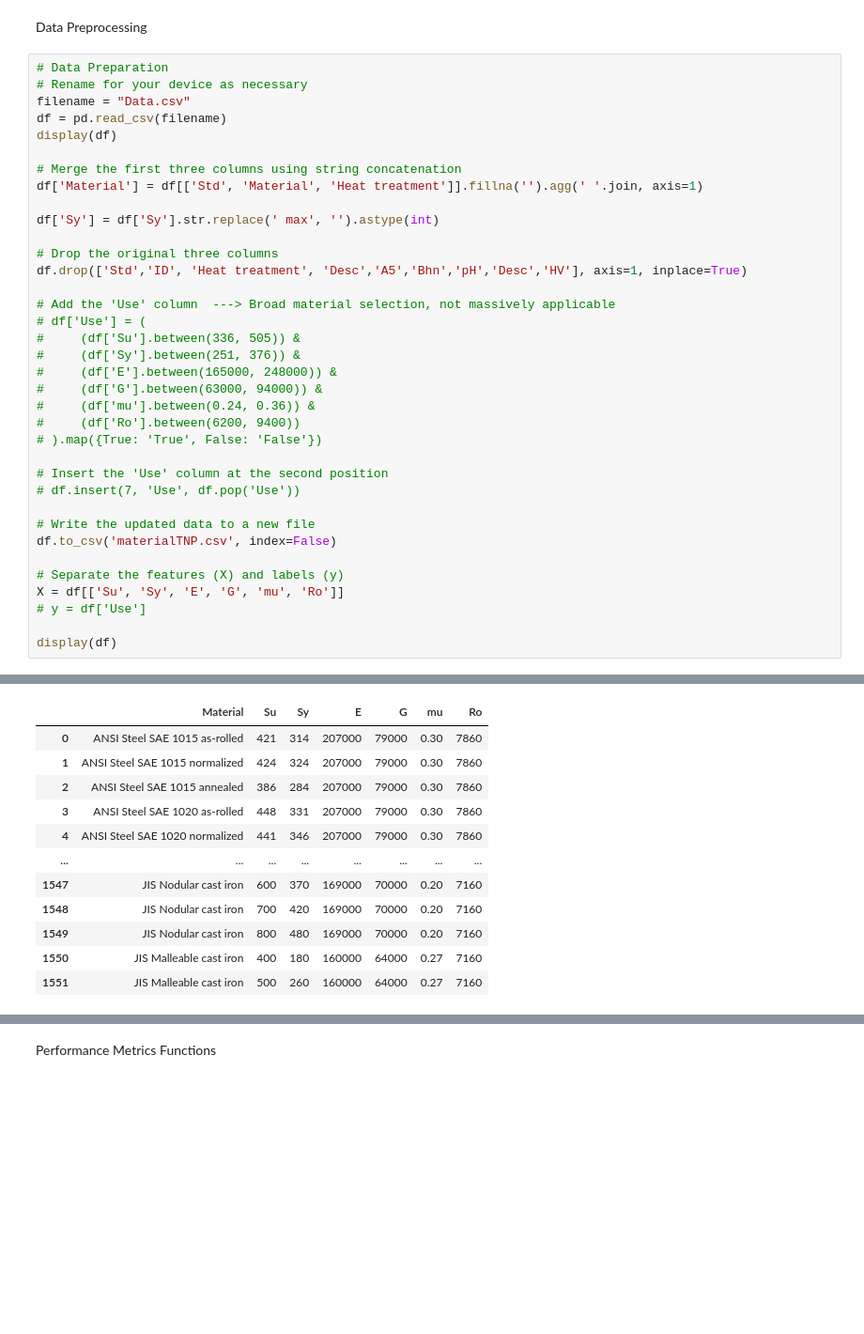
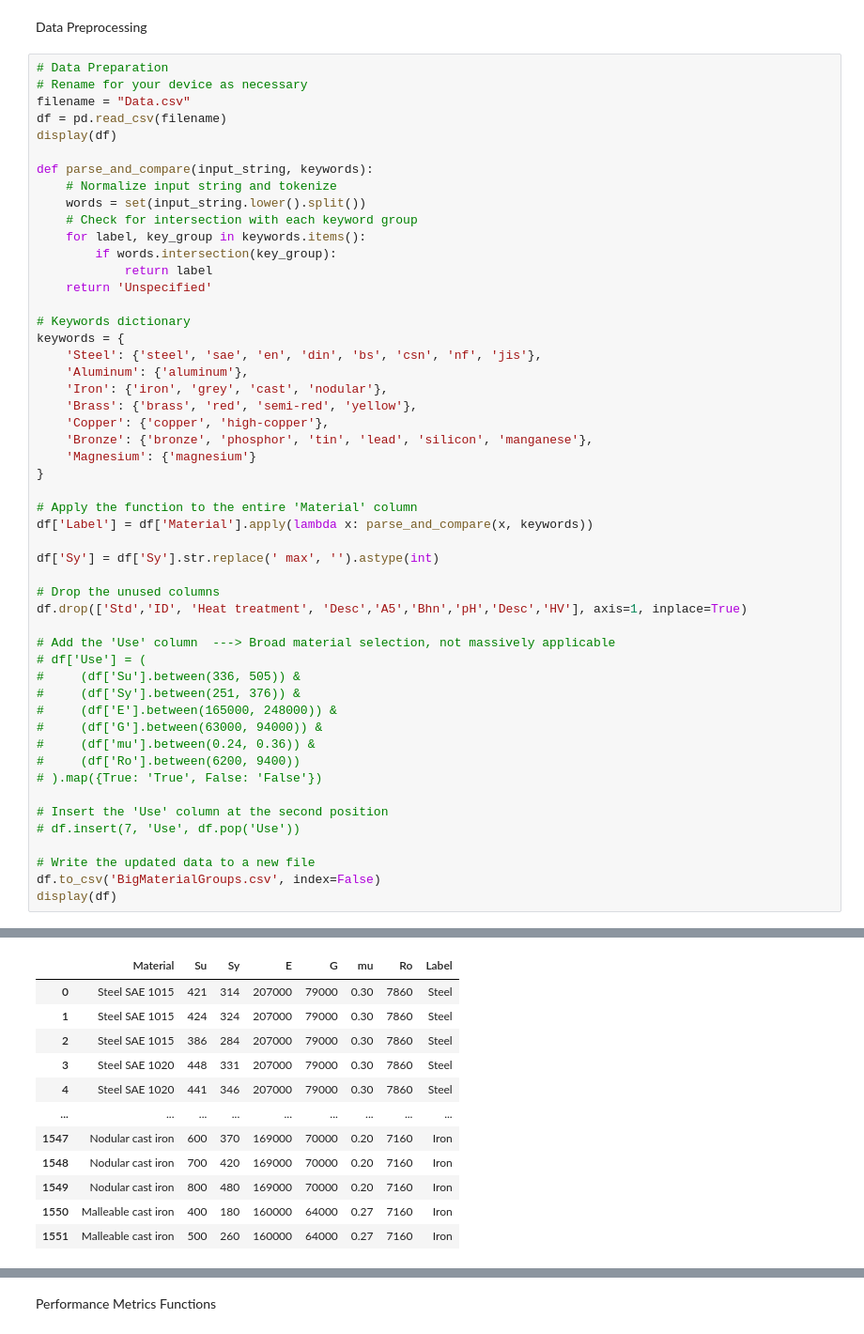
Before and after one commit to Comiskey/TNP-Final-Project, a Jupyter notebook: MaterialsModelGUI.ipynb, the cells around one changed output, grey strips where cells are left out. Shown at 94% size. Saved outputs shown, nothing was run; the diff lists cells and outputs as text; blank space fills up the shorter version.

Commit message:
Autogluon Working
-Added Generic Class labels
-Got Autogluon to run to completion
-Need to verify how to implement x_test, y_test, etc.

```diff
--- a/MaterialsModelGUI.ipynb
+++ b/MaterialsModelGUI.ipynb
@@ -27,58 +27,73 @@ filename = "Data.csv"
 df = pd.read_csv(filename)
 display(df)
 
-# Merge the first three columns using string concatenation
-df['Material'] = df[['Std', 'Material', 'Heat treatment']].fillna('').agg(' '.join, axis=1)
+def parse_and_compare(input_string, keywords):
+    # Normalize input string and tokenize
+    words = set(input_string.lower().split())
+    # Check for intersection with each keyword group
+    for label, key_group in keywords.items():
+        if words.intersection(key_group):
+            return label
+    return 'Unspecified'
+
+# Keywords dictionary
+keywords = {
+    'Steel': {'steel', 'sae', 'en', 'din', 'bs', 'csn', 'nf', 'jis'},
+    'Aluminum': {'aluminum'},
+    'Iron': {'iron', 'grey', 'cast', 'nodular'},
+    'Brass': {'brass', 'red', 'semi-red', 'yellow'},
+    'Copper': {'copper', 'high-copper'},
+    'Bronze': {'bronze', 'phosphor', 'tin', 'lead', 'silicon', 'manganese'},
+    'Magnesium': {'magnesium'}
+}
+
+# Apply the function to the entire 'Material' column
+df['Label'] = df['Material'].apply(lambda x: parse_and_compare(x, keywords))
 
 df['Sy'] = df['Sy'].str.replace(' max', '').astype(int)
 
-# Drop the original three columns
+# Drop the unused columns
 df.drop(['Std','ID', 'Heat treatment', 'Desc','A5','Bhn','pH','Desc','HV'], axis=1, inplace=True)
 
 # Add the 'Use' column  ---> Broad material selection, not massively applicable
 # df['Use'] = (
 #     (df['Su'].between(336, 505)) &
 #     (df['Sy'].between(251, 376)) &
 #     (df['E'].between(165000, 248000)) &
 #     (df['G'].between(63000, 94000)) &
 #     (df['mu'].between(0.24, 0.36)) &
 #     (df['Ro'].between(6200, 9400))
 # ).map({True: 'True', False: 'False'})
 
 # Insert the 'Use' column at the second position
 # df.insert(7, 'Use', df.pop('Use'))
 
 # Write the updated data to a new file
-df.to_csv('materialTNP.csv', index=False)
-
-# Separate the features (X) and labels (y)
-X = df[['Su', 'Sy', 'E', 'G', 'mu', 'Ro']]
-# y = df['Use']
-
+df.to_csv('BigMaterialGroups.csv', index=False)
 display(df)
 # %% [output]
 |  | Std | ID | Material | Heat treatment | Su | Sy | A5 | Bhn | E | G | ... |
 | 0 | ANSI | D8894772B88F495093C43AF905AB6373 | Steel SAE 1015 | as-rolled | 421 | 314 | 39.0 | 126.0 | 207000 | 79000 | ... |
 | 1 | ANSI | 05982AC66F064F9EBC709E7A4164613A | Steel SAE 1015 | normalized | 424 | 324 | 37.0 | 121.0 | 207000 | 79000 | ... |
 | 2 | ANSI | 356D6E63FF9A49A3AB23BF66BAC85DC3 | Steel SAE 1015 | annealed | 386 | 284 | 37.0 | 111.0 | 207000 | 79000 | ... |
 | 3 | ANSI | 1C758F8714AC4E0D9BD8D8AE1625AECD | Steel SAE 1020 | as-rolled | 448 | 331 | 36.0 | 143.0 | 207000 | 79000 | ... |
 | 4 | ANSI | DCE10036FC1946FC8C9108D598D116AD | Steel SAE 1020 | normalized | 441 | 346 | 35.8 | 131.0 | 207000 | 79000 | ... |
 | ... | ... | ... | ... | ... | ... | ... | ... | ... | ... | ... | ... |
 | 1547 | JIS | 512A80EC21EA416BA2725B38BA8096EF | Nodular cast iron | NaN | 600 | 370 | NaN | NaN | 169000 | 70000 | ... |
 | 1548 | JIS | 38526441BA8741CA979DBF870D0B8A9B | Nodular cast iron | NaN | 700 | 420 | NaN | NaN | 169000 | 70000 | ... |
 | 1549 | JIS | CAC03D7EB1AA45E68EFF92A2EF4C3D9B | Nodular cast iron | NaN | 800 | 480 | NaN | NaN | 169000 | 70000 | ... |
 | 1550 | JIS | 45C82A36EC644F8BB6170A99ED819B62 | Malleable cast iron | NaN | 400 | 180 | 4.0 | NaN | 160000 | 64000 | ... |
 | 1551 | JIS | BC74F870412F4DDBADDEF1063C1C079F | Malleable cast iron | NaN | 500 | 260 | 4.0 | NaN | 160000 | 64000 | ... |
 1552 rows × 15 columns
-|  | Material | Su | Sy | E | G | mu | Ro |
-| 0 | ANSI Steel SAE 1015 as-rolled | 421 | 314 | 207000 | 79000 | 0.30 | 7860 |
-| 1 | ANSI Steel SAE 1015 normalized | 424 | 324 | 207000 | 79000 | 0.30 | 7860 |
-| 2 | ANSI Steel SAE 1015 annealed | 386 | 284 | 207000 | 79000 | 0.30 | 7860 |
-| 3 | ANSI Steel SAE 1020 as-rolled | 448 | 331 | 207000 | 79000 | 0.30 | 7860 |
-| 4 | ANSI Steel SAE 1020 normalized | 441 | 346 | 207000 | 79000 | 0.30 | 7860 |
-| ... | ... | ... | ... | ... | ... | ... | ... |
-| 1547 | JIS Nodular cast iron | 600 | 370 | 169000 | 70000 | 0.20 | 7160 |
-| 1548 | JIS Nodular cast iron | 700 | 420 | 169000 | 70000 | 0.20 | 7160 |
-| 1549 | JIS Nodular cast iron | 800 | 480 | 169000 | 70000 | 0.20 | 7160 |
-| 1550 | JIS Malleable cast iron | 400 | 180 | 160000 | 64000 | 0.27 | 7160 |
-| 1551 | JIS Malleable cast iron | 500 | 260 | 160000 | 64000 | 0.27 | 7160 |
+|  | Material | Su | Sy | E | G | mu | Ro | Label |
+| 0 | Steel SAE 1015 | 421 | 314 | 207000 | 79000 | 0.30 | 7860 | Steel |
+| 1 | Steel SAE 1015 | 424 | 324 | 207000 | 79000 | 0.30 | 7860 | Steel |
+| 2 | Steel SAE 1015 | 386 | 284 | 207000 | 79000 | 0.30 | 7860 | Steel |
+| 3 | Steel SAE 1020 | 448 | 331 | 207000 | 79000 | 0.30 | 7860 | Steel |
+| 4 | Steel SAE 1020 | 441 | 346 | 207000 | 79000 | 0.30 | 7860 | Steel |
+| ... | ... | ... | ... | ... | ... | ... | ... | ... |
+| 1547 | Nodular cast iron | 600 | 370 | 169000 | 70000 | 0.20 | 7160 | Iron |
+| 1548 | Nodular cast iron | 700 | 420 | 169000 | 70000 | 0.20 | 7160 | Iron |
+| 1549 | Nodular cast iron | 800 | 480 | 169000 | 70000 | 0.20 | 7160 | Iron |
+| 1550 | Malleable cast iron | 400 | 180 | 160000 | 64000 | 0.27 | 7160 | Iron |
+| 1551 | Malleable cast iron | 500 | 260 | 160000 | 64000 | 0.27 | 7160 | Iron |
```
Also changed, not shown: parts of 3 cells of this notebook, 42 other files.
